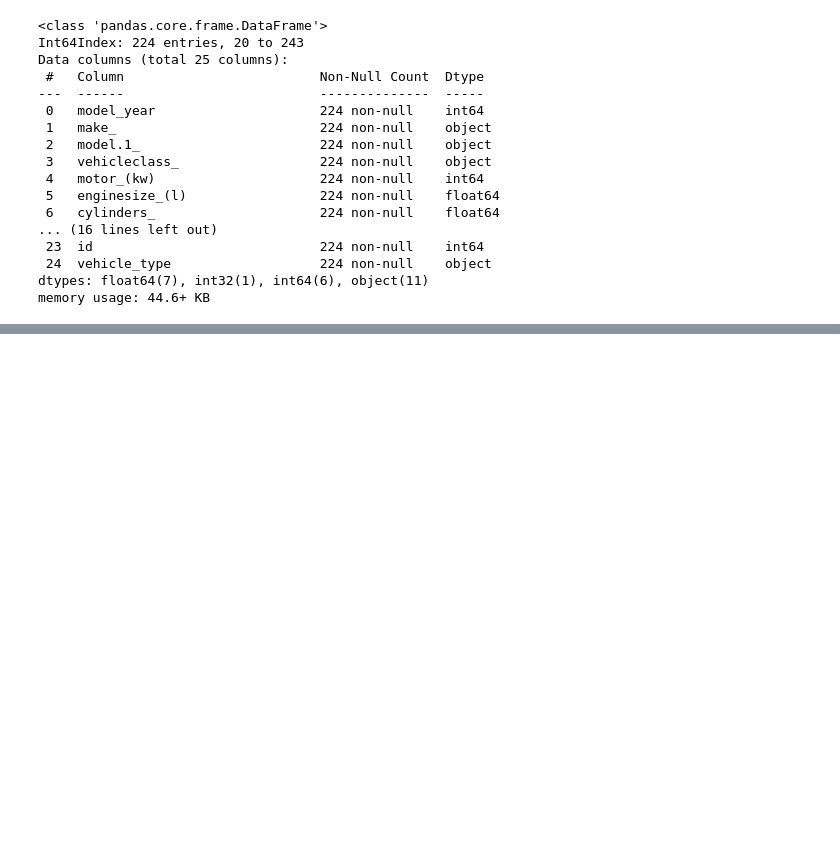
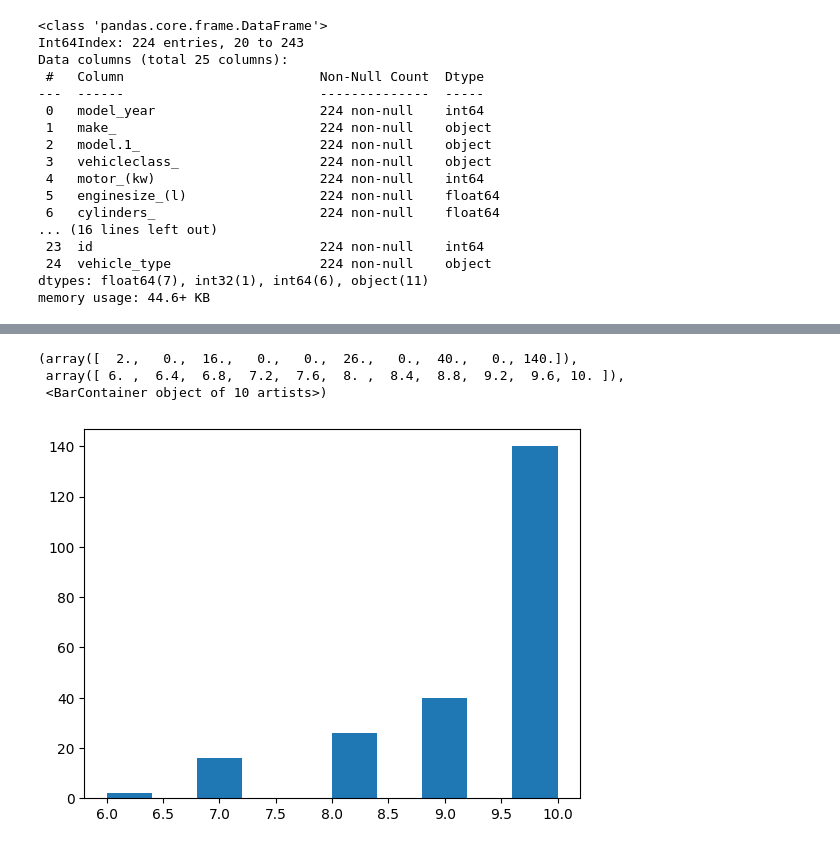
Before and after one commit to lfunderburk/machine-learning-capstone, a Jupyter notebook: notebooks/hybrid-electric-vehicles.ipynb, the cells around one changed output, grey strips where cells are left out. Drawn from its saved outputs; the diff is of its cells as text; code cells hidden in the pictures; blank space fills up the shorter version.

```diff
--- a/notebooks/hybrid-electric-vehicles.ipynb
+++ b/notebooks/hybrid-electric-vehicles.ipynb
@@ -145,0 +274,8 @@ plt.show()
+# %%
+import seaborn as sns
+plt.hist(x=non_na_rating_class['co2_rating'])
+# %% [output]
+(array([  2.,   0.,  16.,   0.,   0.,  26.,   0.,  40.,   0., 140.]),
+ array([ 6. ,  6.4,  6.8,  7.2,  7.6,  8. ,  8.4,  8.8,  9.2,  9.6, 10. ]),
+ <BarContainer object of 10 artists>)
+[figure, added]
```
Also changed, not shown: parts of 14 cells of this notebook, 1 other file.
